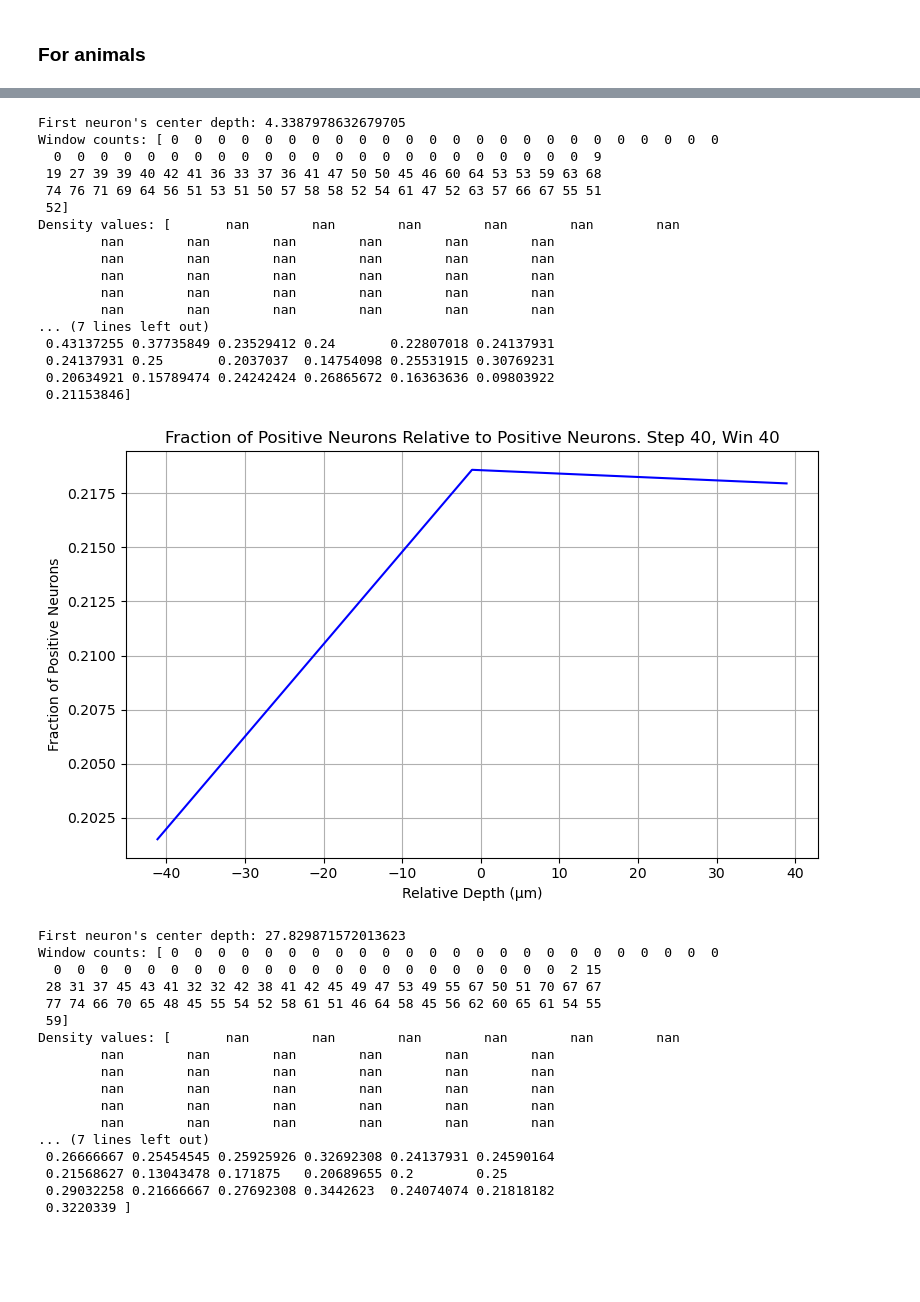
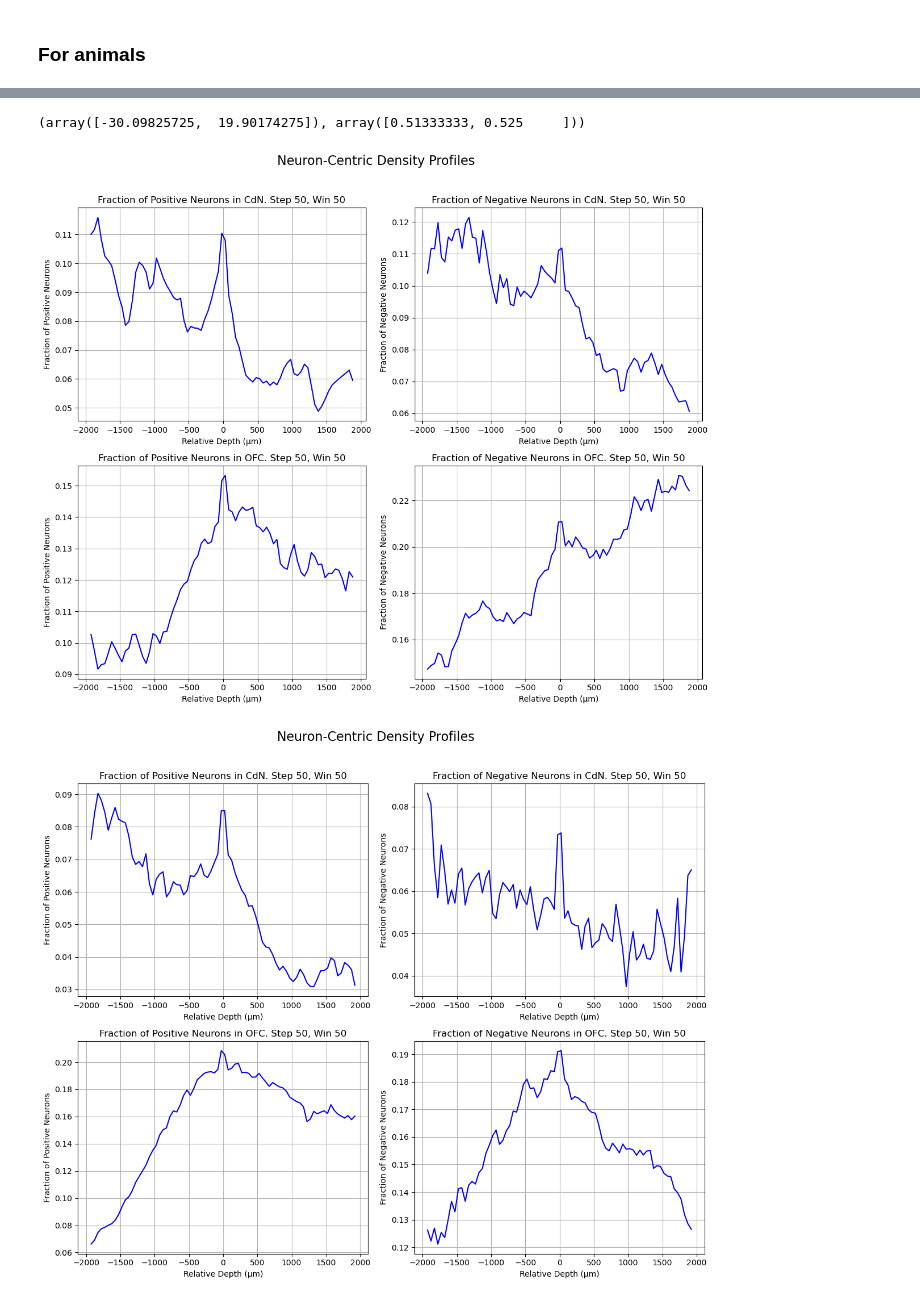
Before and after one commit to Yang2hang/Elston_lab, a Jupyter notebook: neuron_centric_density.ipynb, the cells around one changed output, grey strips where cells are left out. Drawn from its saved outputs; the diff is of its cells as text; code cells hidden in the pictures; blank space fills up the shorter version.

Commit message:
debug neuron centric plots

```diff
--- a/neuron_centric_density.ipynb
+++ b/neuron_centric_density.ipynb
@@ -387,42 +467,15 @@ all_neuron_profile['animal'] = all_neuron_profile['session'].str[0]
+# %%
+# testing
+test_set = all_neuron_profile.iloc[:10]
+compute_mean_density(test_set, target_neuron=1, brain_area=0, step_size=50, win_size=50)
+# %% [output]
+(array([-30.09825725,  19.90174275]), array([0.51333333, 0.525     ]))
 # %%
 animal_d_mask = all_neuron_profile['animal'] == 'D'
 animal_k_mask = all_neuron_profile['animal'] == 'K'
 
-plot_neuron_centric_density(all_neuron_profile[animal_d_mask], target_neuron=1, step_size=40, win_size=40)
-plot_neuron_centric_density(all_neuron_profile[animal_d_mask], target_neuron=-1, step_size=40, win_size=40)
+plot_neuron_centric_density(all_neuron_profile[animal_d_mask], step_size=50, win_size=50)
+plot_neuron_centric_density(all_neuron_profile[animal_k_mask], step_size=50, win_size=50)
 # %% [output]
-First neuron's center depth: 4.3387978632679705
-Window counts: [ 0  0  0  0  0  0  0  0  0  0  0  0  0  0  0  0  0  0  0  0  0  0  0  0
-  0  0  0  0  0  0  0  0  0  0  0  0  0  0  0  0  0  0  0  0  0  0  0  9
- 19 27 39 39 40 42 41 36 33 37 36 41 47 50 50 45 46 60 64 53 53 59 63 68
- 74 76 71 69 64 56 51 53 51 50 57 58 58 52 54 61 47 52 63 57 66 67 55 51
- 52]
-Density values: [       nan        nan        nan        nan        nan        nan
-        nan        nan        nan        nan        nan        nan
-        nan        nan        nan        nan        nan        nan
-        nan        nan        nan        nan        nan        nan
-        nan        nan        nan        nan        nan        nan
-        nan        nan        nan        nan        nan        nan
-... (7 lines left out)
- 0.43137255 0.37735849 0.23529412 0.24       0.22807018 0.24137931
- 0.24137931 0.25       0.2037037  0.14754098 0.25531915 0.30769231
- 0.20634921 0.15789474 0.24242424 0.26865672 0.16363636 0.09803922
- 0.21153846]
-[figure, old version]
+[figure, new version]
-First neuron's center depth: 27.829871572013623
-Window counts: [ 0  0  0  0  0  0  0  0  0  0  0  0  0  0  0  0  0  0  0  0  0  0  0  0
-  0  0  0  0  0  0  0  0  0  0  0  0  0  0  0  0  0  0  0  0  0  0  2 15
- 28 31 37 45 43 41 32 32 42 38 41 42 45 49 47 53 49 55 67 50 51 70 67 67
- 77 74 66 70 65 48 45 55 54 52 58 61 51 46 64 58 45 56 62 60 65 61 54 55
- 59]
-Density values: [       nan        nan        nan        nan        nan        nan
-        nan        nan        nan        nan        nan        nan
-        nan        nan        nan        nan        nan        nan
-        nan        nan        nan        nan        nan        nan
-        nan        nan        nan        nan        nan        nan
-        nan        nan        nan        nan        nan        nan
-... (7 lines left out)
- 0.26666667 0.25454545 0.25925926 0.32692308 0.24137931 0.24590164
- 0.21568627 0.13043478 0.171875   0.20689655 0.2        0.25
- 0.29032258 0.21666667 0.27692308 0.3442623  0.24074074 0.21818182
- 0.3220339 ]
+[figure, added]
```
Also changed, not shown: parts of 7 cells of this notebook.
